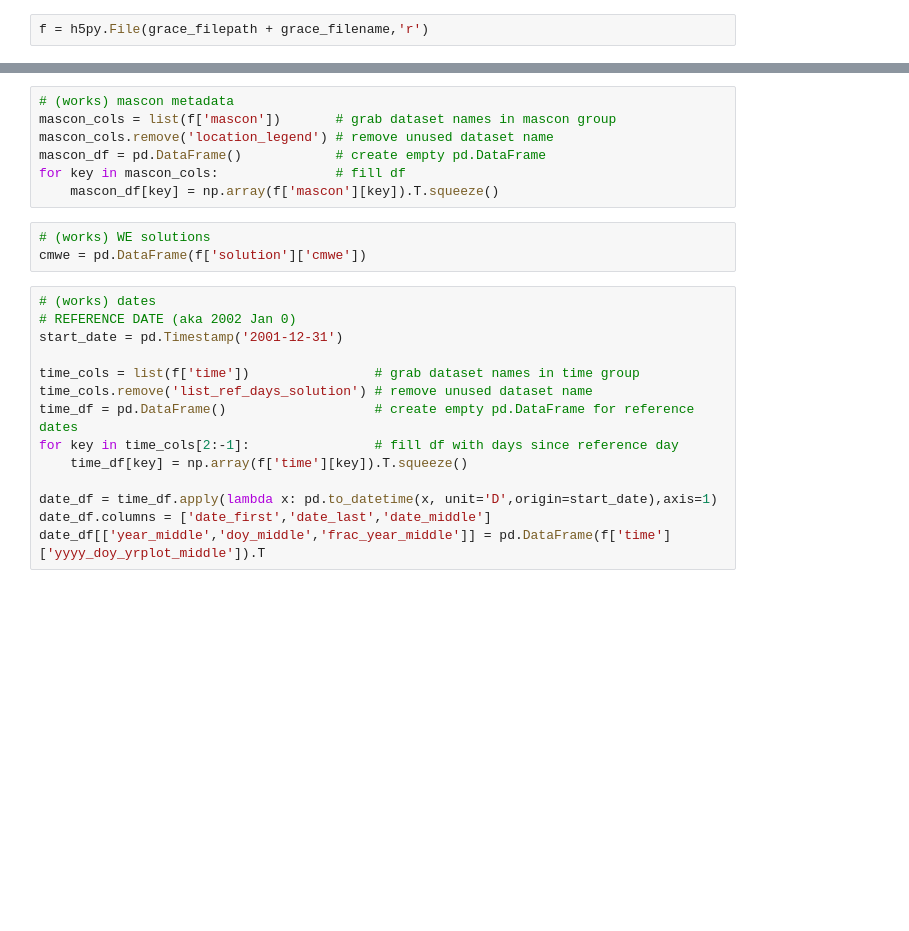
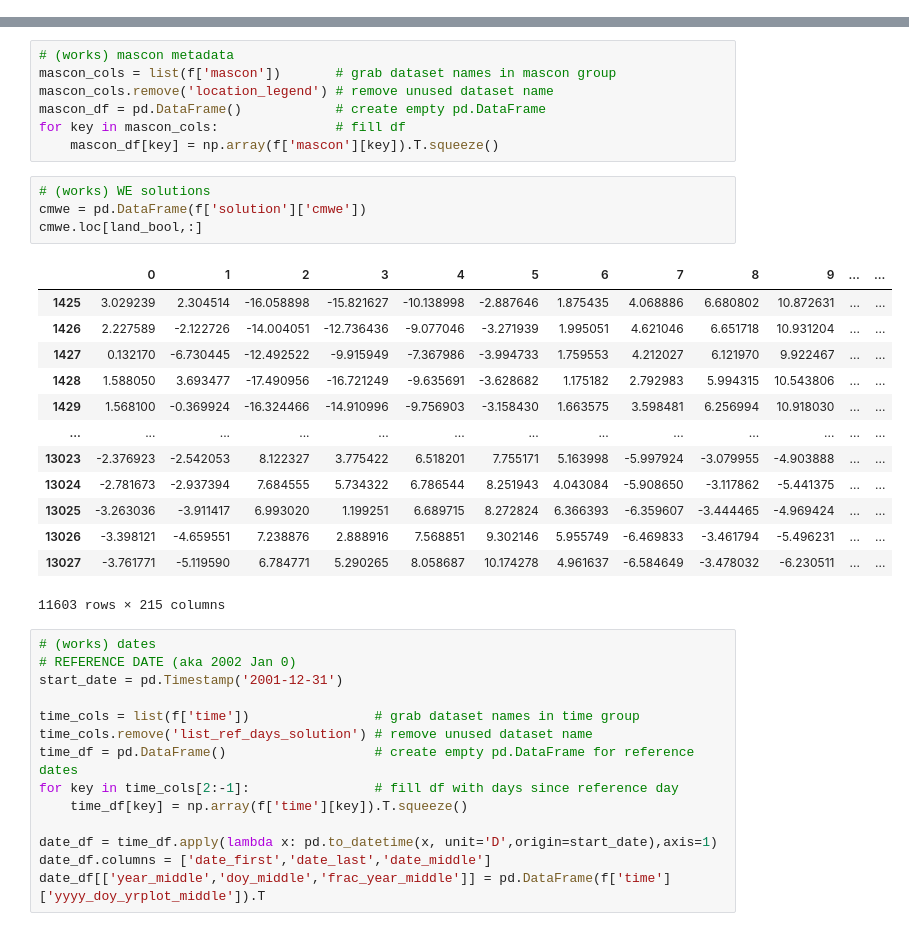
Before and after one commit to ascheliga/CYGNSS-GRACE, a Jupyter notebook: notebooks/exploratory_visualizeGRACE.ipynb, the cells around one changed output, grey strips where cells are left out. Saved outputs shown, nothing was run; the diff lists cells and outputs as text; blank space fills up the shorter version.

```diff
--- a/notebooks/exploratory_visualizeGRACE.ipynb
+++ b/notebooks/exploratory_visualizeGRACE.ipynb
@@ -11,8 +11,6 @@ grace_filepath = '/global/scratch/users/ann_scheliga/'
 import numpy as np
 import pandas as pd
 import h5py
-# %%
-f = h5py.File(grace_filepath + grace_filename,'r')
 # %%
 def h5group_to_df(h5group):
     """
@@ -33,6 +31,21 @@ for key in mascon_cols:               # fill df
 # %%
 # (works) WE solutions
 cmwe = pd.DataFrame(f['solution']['cmwe'])
+cmwe.loc[land_bool,:]
+# %% [output]
+|  | 0 | 1 | 2 | 3 | 4 | 5 | 6 | 7 | 8 | 9 | ... | ... |
+| 1425 | 3.029239 | 2.304514 | -16.058898 | -15.821627 | -10.138998 | -2.887646 | 1.875435 | 4.068886 | 6.680802 | 10.872631 | ... | ... |
+| 1426 | 2.227589 | -2.122726 | -14.004051 | -12.736436 | -9.077046 | -3.271939 | 1.995051 | 4.621046 | 6.651718 | 10.931204 | ... | ... |
+| 1427 | 0.132170 | -6.730445 | -12.492522 | -9.915949 | -7.367986 | -3.994733 | 1.759553 | 4.212027 | 6.121970 | 9.922467 | ... | ... |
+| 1428 | 1.588050 | 3.693477 | -17.490956 | -16.721249 | -9.635691 | -3.628682 | 1.175182 | 2.792983 | 5.994315 | 10.543806 | ... | ... |
+| 1429 | 1.568100 | -0.369924 | -16.324466 | -14.910996 | -9.756903 | -3.158430 | 1.663575 | 3.598481 | 6.256994 | 10.918030 | ... | ... |
+| ... | ... | ... | ... | ... | ... | ... | ... | ... | ... | ... | ... | ... |
+| 13023 | -2.376923 | -2.542053 | 8.122327 | 3.775422 | 6.518201 | 7.755171 | 5.163998 | -5.997924 | -3.079955 | -4.903888 | ... | ... |
+| 13024 | -2.781673 | -2.937394 | 7.684555 | 5.734322 | 6.786544 | 8.251943 | 4.043084 | -5.908650 | -3.117862 | -5.441375 | ... | ... |
+| 13025 | -3.263036 | -3.911417 | 6.993020 | 1.199251 | 6.689715 | 8.272824 | 6.366393 | -6.359607 | -3.444465 | -4.969424 | ... | ... |
+| 13026 | -3.398121 | -4.659551 | 7.238876 | 2.888916 | 7.568851 | 9.302146 | 5.955749 | -6.469833 | -3.461794 | -5.496231 | ... | ... |
+| 13027 | -3.761771 | -5.119590 | 6.784771 | 5.290265 | 8.058687 | 10.174278 | 4.961637 | -6.584649 | -3.478032 | -6.230511 | ... | ... |
+11603 rows × 215 columns
 # %%
 # (works) dates
 # REFERENCE DATE (aka 2002 Jan 0)
```
Also changed, not shown: parts of 4 cells of this notebook, 1 other file.
